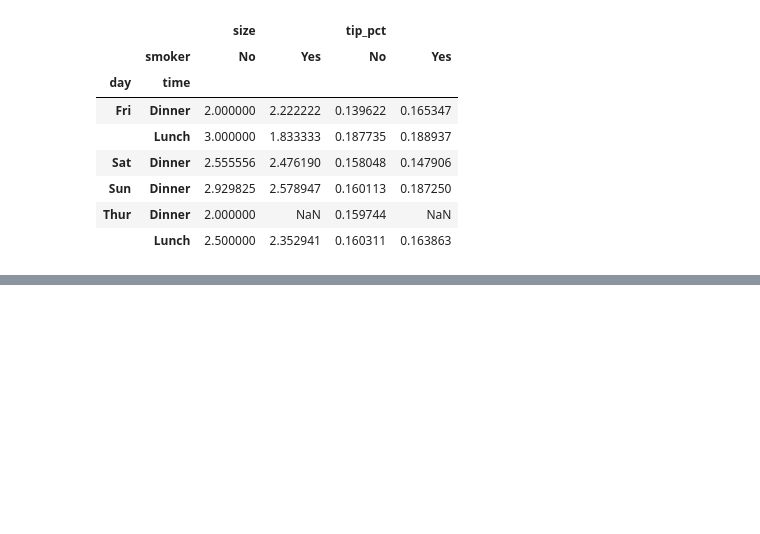
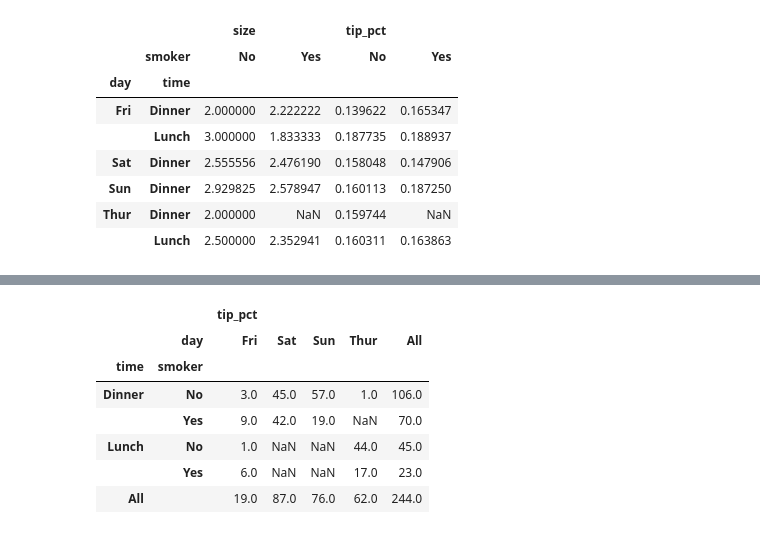
Before and after one commit to Gnomeek/python-for-data-analysis, a Jupyter notebook: Chapter10.ipynb, the cells around one changed output, grey strips where cells are left out. Cells and saved outputs as stored; diff of their text form; code cells hidden in the pictures; blank space fills up the shorter version.

```diff
--- a/Chapter10.ipynb
+++ b/Chapter10.ipynb
@@ -674,0 +689,12 @@ tips.pivot_table(['tip_pct','size'],index=['day','time'],
+# %%
+tips.pivot_table(['tip_pct'],index=['time','smoker'],
+                 columns='day',aggfunc=len,margins=True)
+# %% [output]
+|  |  | tip_pct |  |  |  |  |
+|  | day | Fri | Sat | Sun | Thur | All |
+| time | smoker |  |  |  |  |  |
+| Dinner | No | 3.0 | 45.0 | 57.0 | 1.0 | 106.0 |
+|  | Yes | 9.0 | 42.0 | 19.0 | NaN | 70.0 |
+| Lunch | No | 1.0 | NaN | NaN | 44.0 | 45.0 |
+|  | Yes | 6.0 | NaN | NaN | 17.0 | 23.0 |
+| All |  | 19.0 | 87.0 | 76.0 | 62.0 | 244.0 |
```
Also changed, not shown: parts of 33 cells of this notebook.
